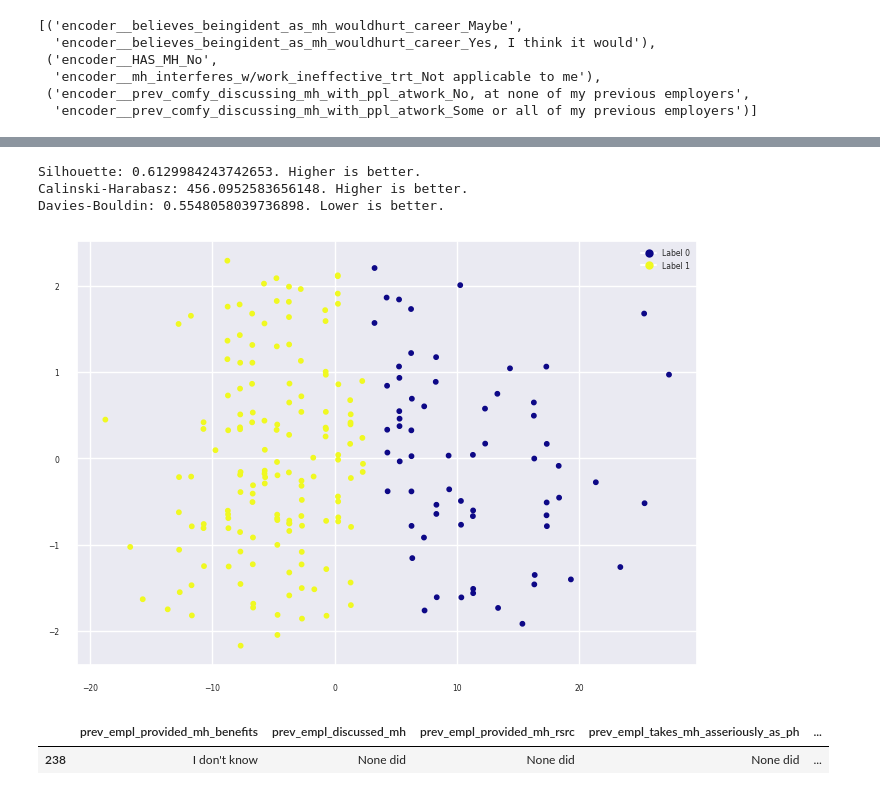
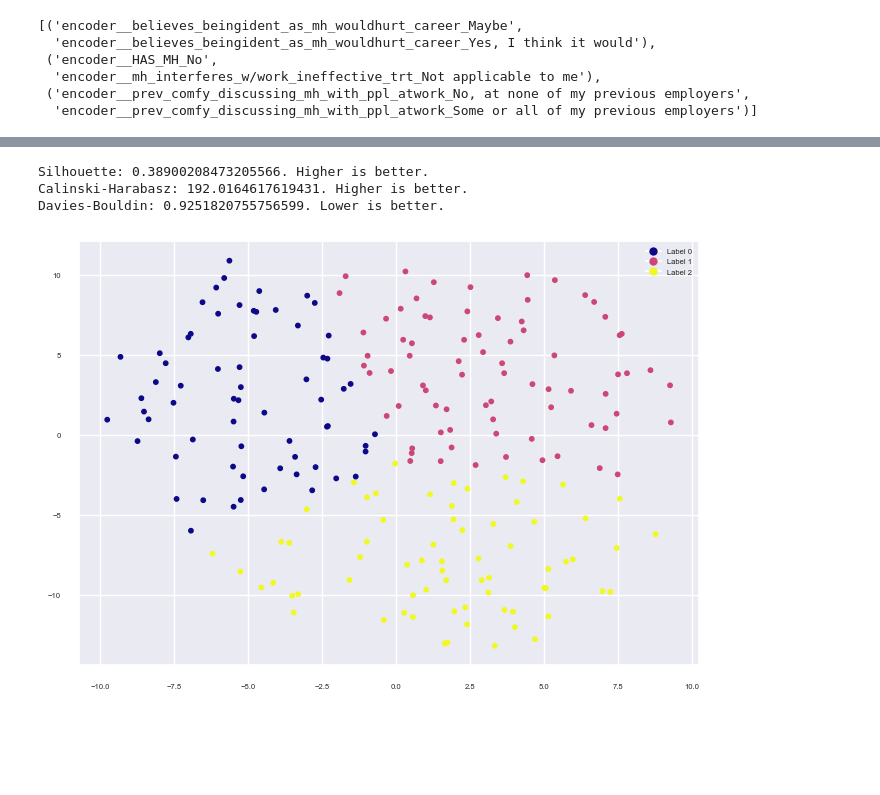
Before and after one commit to kasvoy/KaggleLearning, a Jupyter notebook: mental_health/mental_health.ipynb, the cells around one changed output, grey strips where cells are left out. Cells and saved outputs as stored; diff of their text form; code cells hidden in the pictures; blank space fills up the shorter version.

```diff
--- a/mental_health/mental_health.ipynb
+++ b/mental_health/mental_health.ipynb
@@ -565,7 +492,5 @@ Davies-Bouldin: 0.8616064594224907. Lower is better.
 # %%
 employed_with_prev['tsne_label'] =empl_with_prev_tsne_kmeans_labels
-# %%
-sns.set(font_scale = 0.5)
 # %%
 employed_with_prev.head(1)
 # %% [output]
@@ -734,7 +575,8 @@ self_employed_categorical = self_employed.drop('age', axis='columns')
 self_employed_encoded = ohe_encode(self_employed, self_employed_categorical)
 scale_age(self_employed_encoded)
 # %%
-self_employed_tsne_df = pd.DataFrame(TSNE(n_components=2, perplexity=35, random_state=0).fit_transform(get_pca_df(self_employed_encoded, 35)))
+self_employed_pca_df = get_pca_df(self_employed_encoded, 35)
+self_employed_tsne_df = pd.DataFrame(TSNE(n_components=2, perplexity=35, random_state=0).fit_transform(self_employed_pca_df))
 
 plt.scatter(self_employed_tsne_df[0], self_employed_tsne_df[1], s=10)
 # %% [output]
@@ -743,6 +585,6 @@ plt.scatter(self_employed_tsne_df[0], self_employed_tsne_df[1], s=10)
 [figure]
 # %%
 vis = KElbowVisualizer(KMeans(n_init='auto'), k=(1,11))
-vis.fit(self_employed_pca_df)
+vis.fit(self_employed_tsne_df)
 vis.show()
 # %% [output]
@@ -750,21 +593,16 @@ NameError: name 'self_employed_pca_df' is not defined
 # %%
-self_empl_kmeans_labels = KMeans(n_clusters=2, n_init='auto').fit_predict(self_employed_pca_df)
-show_clustering_scores(self_employed_pca_df, self_empl_kmeans_labels)
+self_empl_kmeans_labels = KMeans(n_clusters=3, n_init='auto').fit_predict(self_employed_tsne_df)
+show_clustering_scores(self_employed_tsne_df, self_empl_kmeans_labels)
 # %% [output]
-Silhouette: 0.6129984243742653. Higher is better.
-Calinski-Harabasz: 456.0952583656148. Higher is better.
-Davies-Bouldin: 0.5548058039736898. Lower is better.
+Silhouette: 0.38900208473205566. Higher is better.
+Calinski-Harabasz: 192.0164617619431. Higher is better.
+Davies-Bouldin: 0.9251820755756599. Lower is better.
 # %%
-plot_cluster_result(self_employed_pca_df, self_empl_kmeans_labels)
+plot_cluster_result(self_employed_tsne_df, self_empl_kmeans_labels)
 # %% [output]
-[figure, old version]
+[figure, new version]
 # %%
 self_employed['kmeans_label'] = self_empl_kmeans_labels
-# %%
-self_employed.sample(1)
-# %% [output]
-|  | prev_empl_provided_mh_benefits | prev_empl_discussed_mh | prev_empl_provided_mh_rsrc | prev_empl_takes_mh_asseriously_as_ph | ... |
-| 238 | I don't know | None did | None did | None did | ... |
 # %%
 self_employed_grid = sns.FacetGrid(self_employed, col = 'kmeans_label')
 self_employed_grid.map(sns.histplot, 'morelikely_tobringup_ph_over_mh_interview')
```
Also changed, not shown: parts of 35 cells of this notebook.
